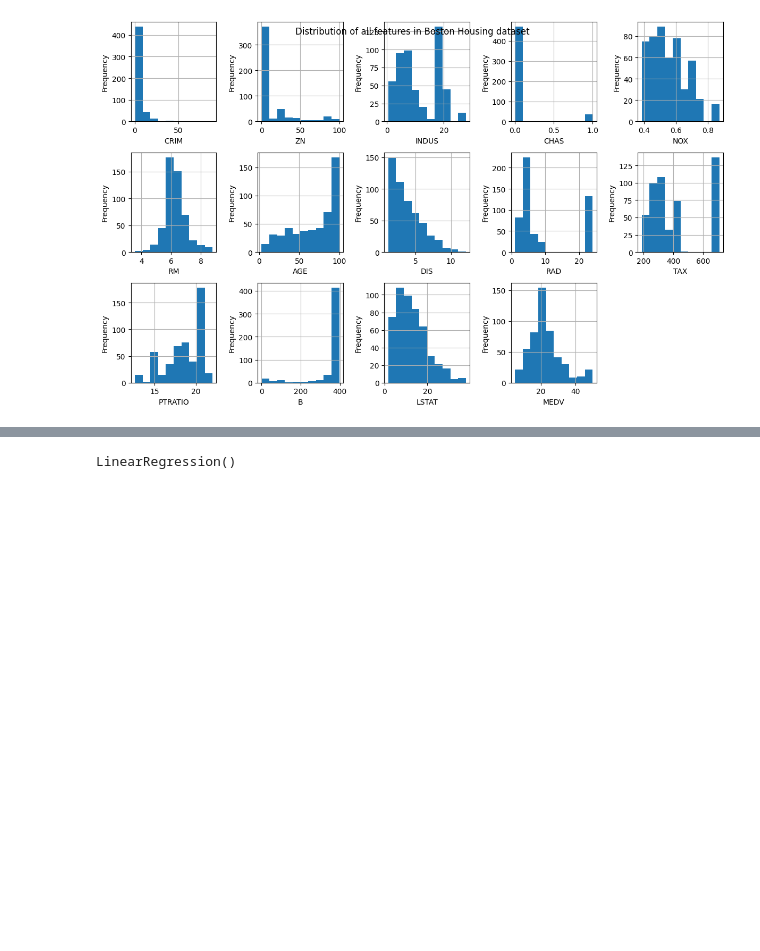
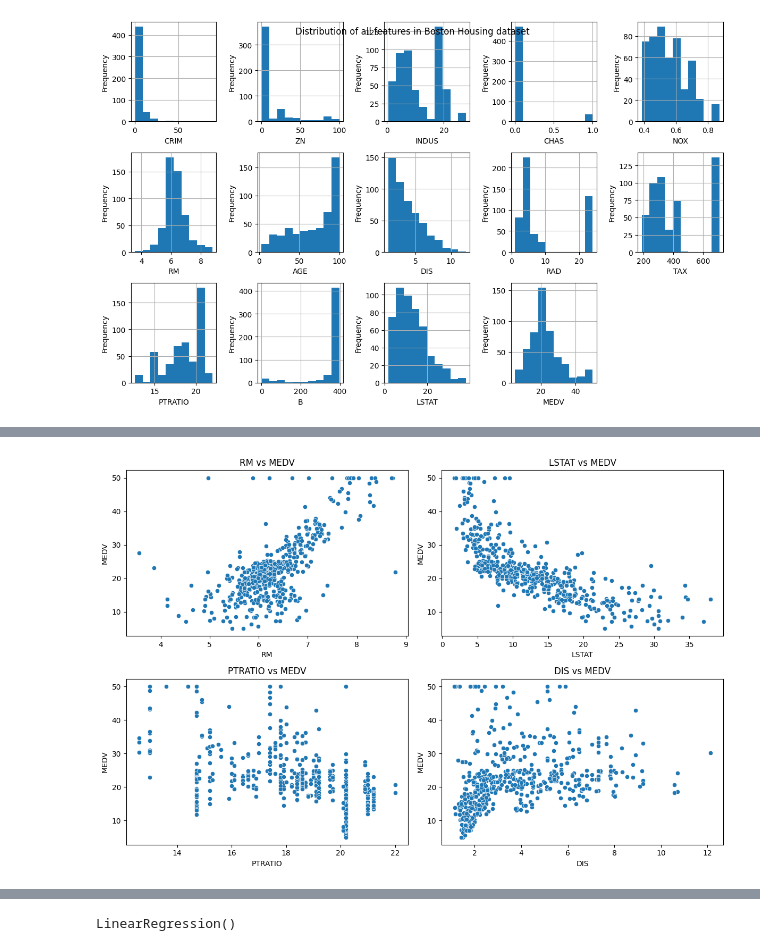
Before and after one commit to BGuragain1/Machine-Learning, a Jupyter notebook: Boston/boston-house-price-prediction.ipynb, the cells around one changed output, grey strips where cells are left out. Drawn from its saved outputs; the diff is of its cells as text; code cells hidden in the pictures; blank space fills up the shorter version.

```diff
--- a/Boston/boston-house-price-prediction.ipynb
+++ b/Boston/boston-house-price-prediction.ipynb
@@ -144,0 +145,19 @@ sns.heatmap(df.corr(),cmap = "coolwarm")
+# %%
+# Scatter plots: Visualize relationships between individual features and target
+plt.figure(figsize=(12, 8))
+plt.subplot(2, 2, 1)
+sns.scatterplot(x='RM', y='MEDV', data=df)
+plt.title('RM vs MEDV')
+plt.subplot(2, 2, 2)
+sns.scatterplot(x='LSTAT', y='MEDV', data=df)
+plt.title('LSTAT vs MEDV')
+plt.subplot(2, 2, 3)
+sns.scatterplot(x='PTRATIO', y='MEDV', data=df)
+plt.title('PTRATIO vs MEDV')
+plt.subplot(2, 2, 4)
+sns.scatterplot(x='DIS', y='MEDV', data=df)
+plt.title('DIS vs MEDV')
+plt.tight_layout()
+plt.show()
+# %% [output]
+[figure, added]
```
Also changed, not shown: parts of 6 cells of this notebook, 1 other file.
